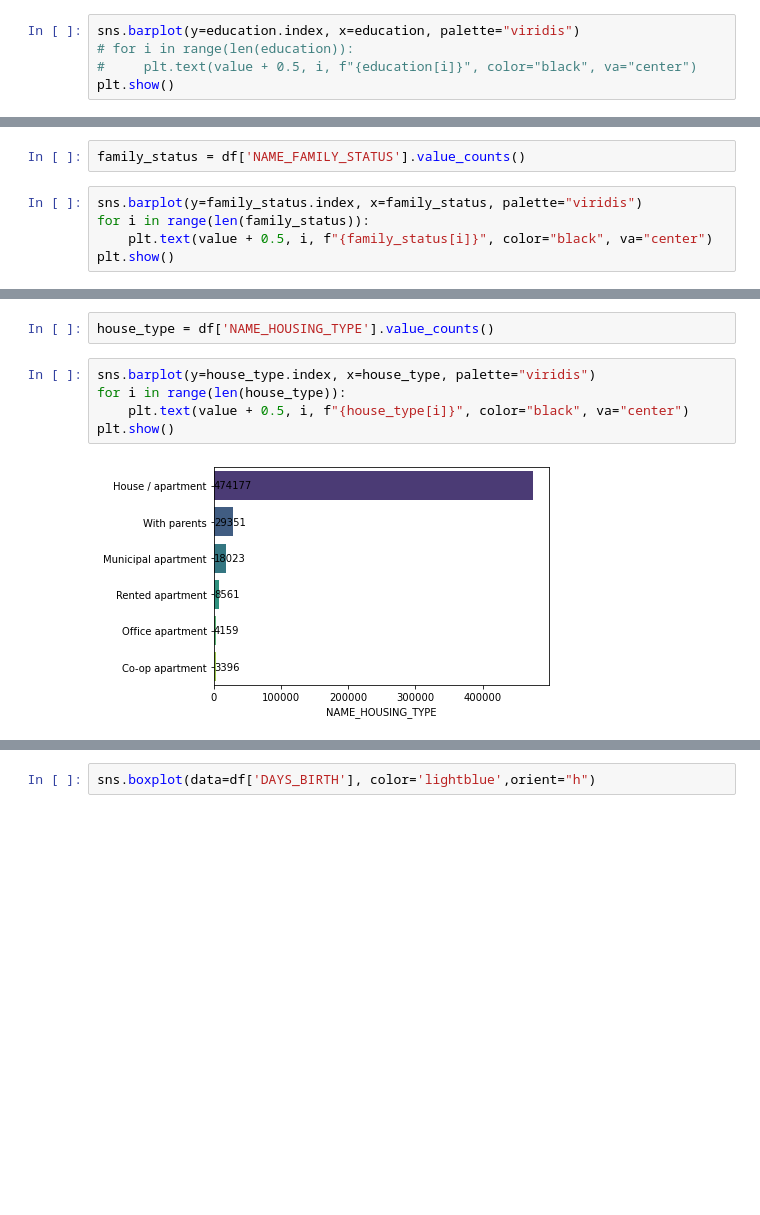
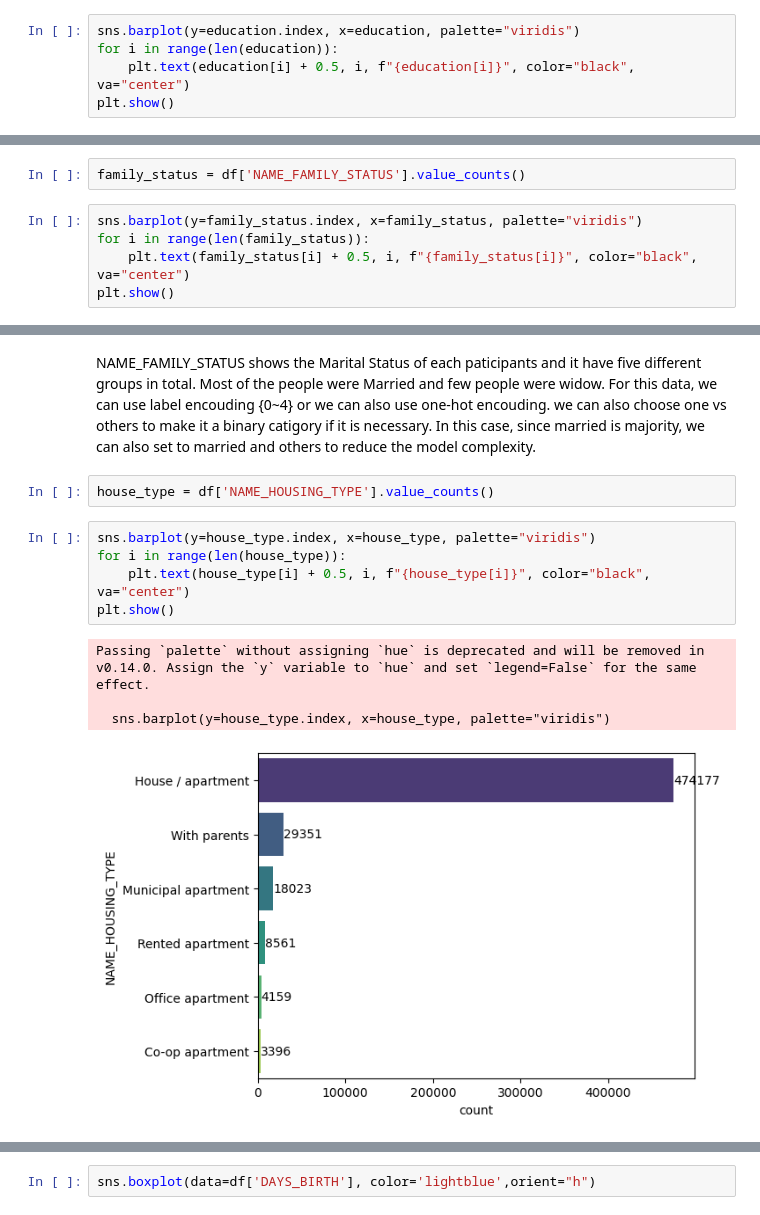
Before and after one commit to alien-traveler/CSE151A_Project, a Jupyter notebook: merged.ipynb, the cells around one changed output, grey strips where cells are left out. Cells and saved outputs as stored; diff of their text form; blank space fills up the shorter version.

Commit message:
update descriptions for AMT_INCOME_TOTAL,NAME_EDUCATION_TYPE,NAME_FAMILY_STATUS,NAME_HOUSING_TYPE

```diff
--- a/merged.ipynb
+++ b/merged.ipynb
@@ -314,8 +327,8 @@ education
 dtype: int64
 # %%
 sns.barplot(y=education.index, x=education, palette="viridis")
-# for i in range(len(education)):
-#     plt.text(value + 0.5, i, f"{education[i]}", color="black", va="center")
+for i in range(len(education)):
+    plt.text(education[i] + 0.5, i, f"{education[i]}", color="black", va="center")
 plt.show()
 # %% [output]
 Passing `palette` without assigning `hue` is deprecated and will be removed in v0.14.0. Assign the `y` variable to `hue` and set `legend=False` for the same effect.
@@ -329,7 +342,7 @@ family_status = df['NAME_FAMILY_STATUS'].value_counts()
 # %%
 sns.barplot(y=family_status.index, x=family_status, palette="viridis")
 for i in range(len(family_status)):
-    plt.text(value + 0.5, i, f"{family_status[i]}", color="black", va="center")
+    plt.text(family_status[i] + 0.5, i, f"{family_status[i]}", color="black", va="center")
 plt.show()
 # %% [output]
 Passing `palette` without assigning `hue` is deprecated and will be removed in v0.14.0. Assign the `y` variable to `hue` and set `legend=False` for the same effect.
@@ -340,10 +352,15 @@ NameError: name 'value' is not defined
+# %% [markdown]
+NAME_FAMILY_STATUS shows the Marital Status of each paticipants and it have five different groups in total. Most of the people were Married and few people were widow. For this data, we can use label encouding {0~4} or we can also use one-hot encouding. we can also choose one vs others to make it a binary catigory if it is necessary. In this case, since married is majority, we can also set to married and others to reduce the model complexity.
 # %%
 house_type = df['NAME_HOUSING_TYPE'].value_counts()
 # %%
 sns.barplot(y=house_type.index, x=house_type, palette="viridis")
 for i in range(len(house_type)):
-    plt.text(value + 0.5, i, f"{house_type[i]}", color="black", va="center")
+    plt.text(house_type[i] + 0.5, i, f"{house_type[i]}", color="black", va="center")
 plt.show()
 # %% [output]
+Passing `palette` without assigning `hue` is deprecated and will be removed in v0.14.0. Assign the `y` variable to `hue` and set `legend=False` for the same effect.
+
+  sns.barplot(y=house_type.index, x=house_type, palette="viridis")
-[figure, old version]
+[figure, new version]
 # %% [markdown]
```
Also changed, not shown: parts of 6 cells of this notebook, 1 other file.
